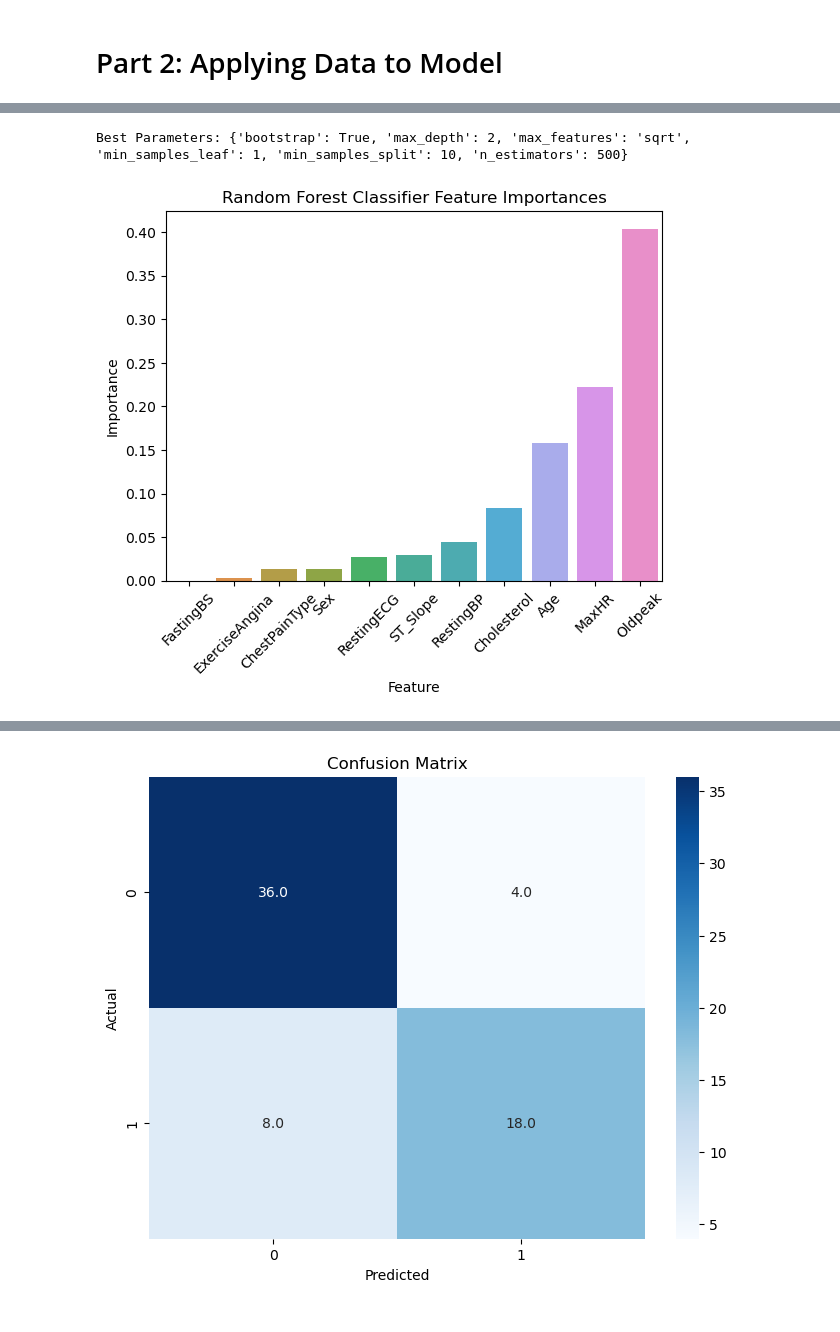
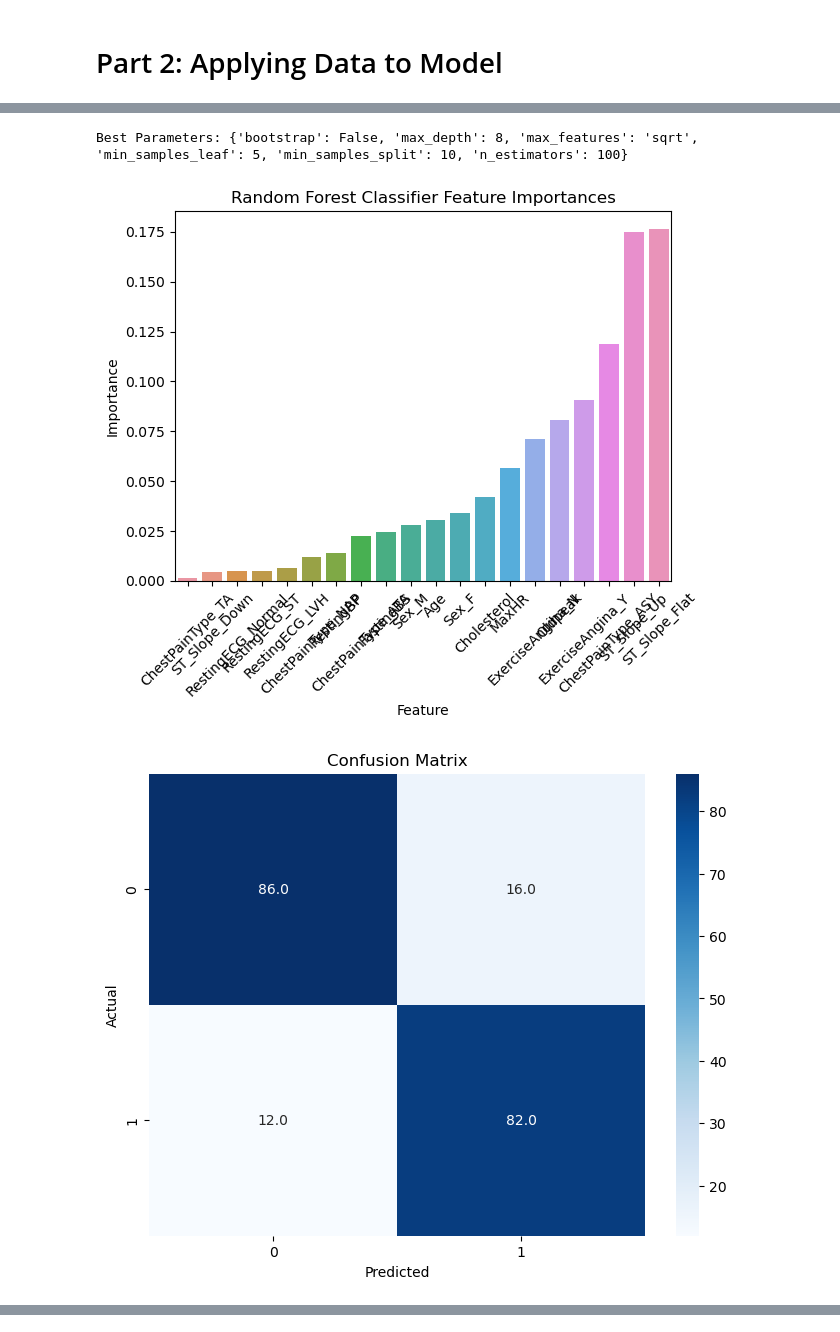
Before and after one commit to kyuhmi/4210-ml-project, a Jupyter notebook: heart_disease.ipynb, the cells around one changed output, grey strips where cells are left out. Drawn from its saved outputs; the diff is of its cells as text; code cells hidden in the pictures.

Commit message:
changed encoding to onehot for everything

```diff
--- a/heart_disease.ipynb
+++ b/heart_disease.ipynb
@@ -165,18 +187,23 @@ dtype: int64
 # data normalization: minmax scaling
 from sklearn.preprocessing import MinMaxScaler
 
-numeric_columns = dataset_filtered.select_dtypes('number').columns
+numeric_columns = dataset_imputed.select_dtypes('number').columns
+numeric_df = dataset_imputed[numeric_columns].values
 
 minmax_scaler = MinMaxScaler()
-scaled_data = minmax_scaler.fit_transform(dataset_filtered[numeric_columns])
+minmax_scaler.fit(numeric_df)
 
-scaled_data = pd.DataFrame(scaled_data, columns=numeric_columns)
+numeric_df_scaled = minmax_scaler.transform(numeric_df)
 
-scaled_data = pd.concat([dataset_filtered.drop(numeric_columns, axis=1), scaled_data], axis=1)
-# minmax scaler introduces nans to the dataset for things that do not apply:
-# TODO: decide on whether if we should impute or just drop the data...
-scaled_data = scaled_data.dropna(axis=0)
 
-print(scaled_data.describe())
-print(scaled_data.head())
+dataset_scaled = dataset_imputed.copy()
+dataset_scaled[numeric_columns] = numeric_df_scaled
+
+# minmax scaler sometimes introduces nans to the dataset for things that do not apply:
+print(dataset_scaled.isna().sum())
+# dataset_scaled = dataset_scaled.dropna(axis=0)
+
+print(dataset_scaled.describe())
+print(dataset_scaled.info())
+print(dataset_scaled.head())
 # %% [output]
@@ -253,0 +227,8 @@ print(encoded_data.head())
+# %%
+# now we process non-numerical data:
+# let's just try onehot - assume no hierarchy.
+
+encoded_data = pd.get_dummies(dataset_scaled, columns=dataset_scaled.select_dtypes('object').columns)
+
+print(encoded_data.head())
+print(encoded_data.describe())
@@ -265,7 +264,7 @@ target_var_name = 'HeartDisease'
 y = encoded_data[target_var_name]
 X = encoded_data.drop(target_var_name, axis=1)
 
-X_train, X_test, y_train, y_test = train_test_split(X, y, test_size=0.2, random_state=37)
+X_train, X_test, y_train, y_test = train_test_split(X, y, test_size=0.25, random_state=37)
 # %%
 # logistic regression
 from sklearn.linear_model import LogisticRegression
@@ -371,7 +370,7 @@ from sklearn.metrics import confusion_matrix, accuracy_score, precision_score, r
 from sklearn.model_selection import GridSearchCV, cross_val_score
 
 param_grid = {
-    'n_estimators': [100, 200, 500],
+    'n_estimators': [100, 200, 250],
     'max_depth': [None, 2, 5, 8],
     'min_samples_split': [2, 4, 10],
     'min_samples_leaf': [1, 5, 10],
@@ -394,34 +393,35 @@ y_pred = best_rfc.predict(X_test)
 importance_values = best_rfc.feature_importances_
 feature_names = X.columns
 
 sorted_importances = pd.DataFrame({'Feature': feature_names, 'Importance': importance_values}).sort_values(by='Importance')
 
 sns.barplot(x="Feature", y="Importance", data=sorted_importances)
 plt.xticks(rotation=45)
 plt.title('Random Forest Classifier Feature Importances' )
 plt.show()
 
 # cross validation score: k-fold cross-validation
-scores = grid_search.cv_results_
-print('Cross Validation Scores:', scores)
+# scores = grid_search.cv_results_
+# print('Cross Validation Scores:', scores)
 
 # other performance metrics
 cm = confusion_matrix(y_test, y_pred)
 show_confusion_mtx(cm)
 
 accuracy = accuracy_score(y_test, y_pred)
 precision = precision_score(y_test, y_pred)
 recall = recall_score(y_test, y_pred)
 
 print("Performance Results:")
 print(f"Accuracy: {accuracy:.3f}")
 print(f"Precision: {precision:.3f}")
 print(f"Recall: {recall:.3f}")
 print()
 
 # more detailed data
 print("Classification Report:")
 print(classification_report(y_test, y_pred))
 # %% [output]
-Best Parameters: {'bootstrap': True, 'max_depth': 2, 'max_features': 'sqrt', 'min_samples_leaf': 1, 'min_samples_split': 10, 'n_estimators': 500}
+Best Parameters: {'bootstrap': False, 'max_depth': 8, 'max_features': 'sqrt', 'min_samples_leaf': 5, 'min_samples_split': 10, 'n_estimators': 100}
-[figure, old version]
+[figure, new version]
+[figure, new version]
@@ -445 +441,0 @@ Cross Validation Scores: {'mean_fit_time': array([0.1642231 , 0.24324317, 0.6811
-[figure, old version]
```
Also changed, not shown: parts of 9 cells of this notebook, 1 other file.
